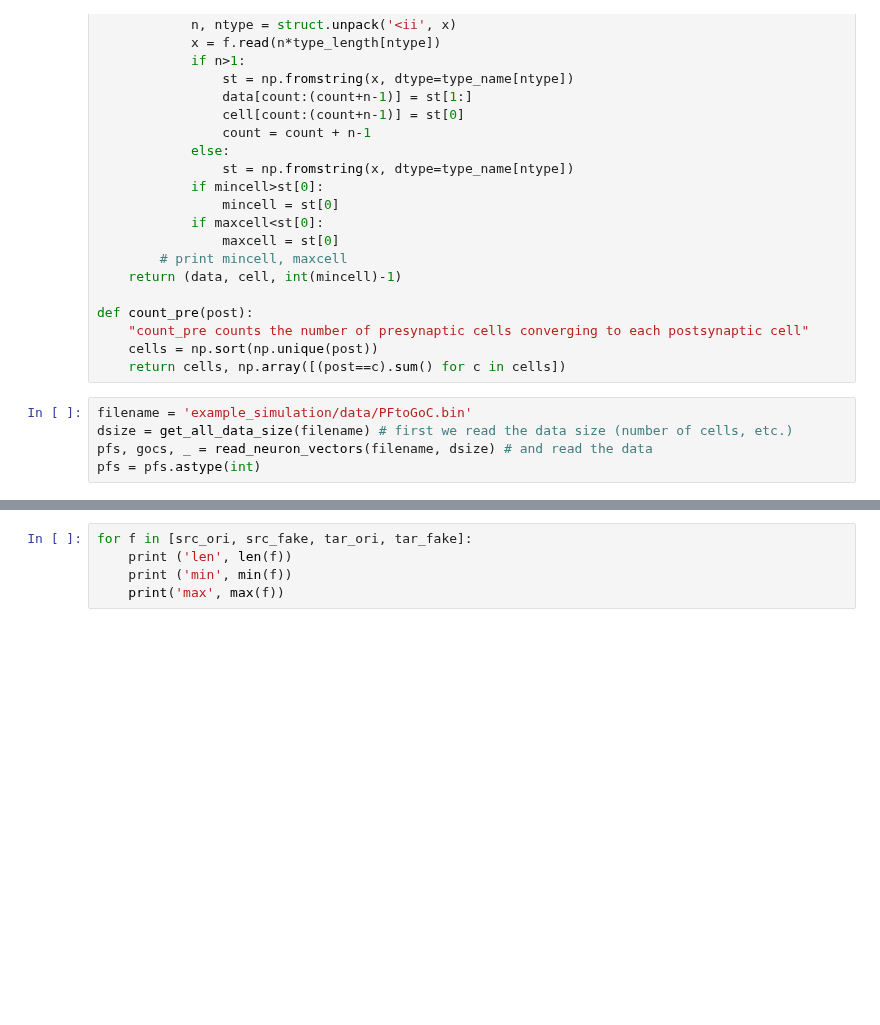
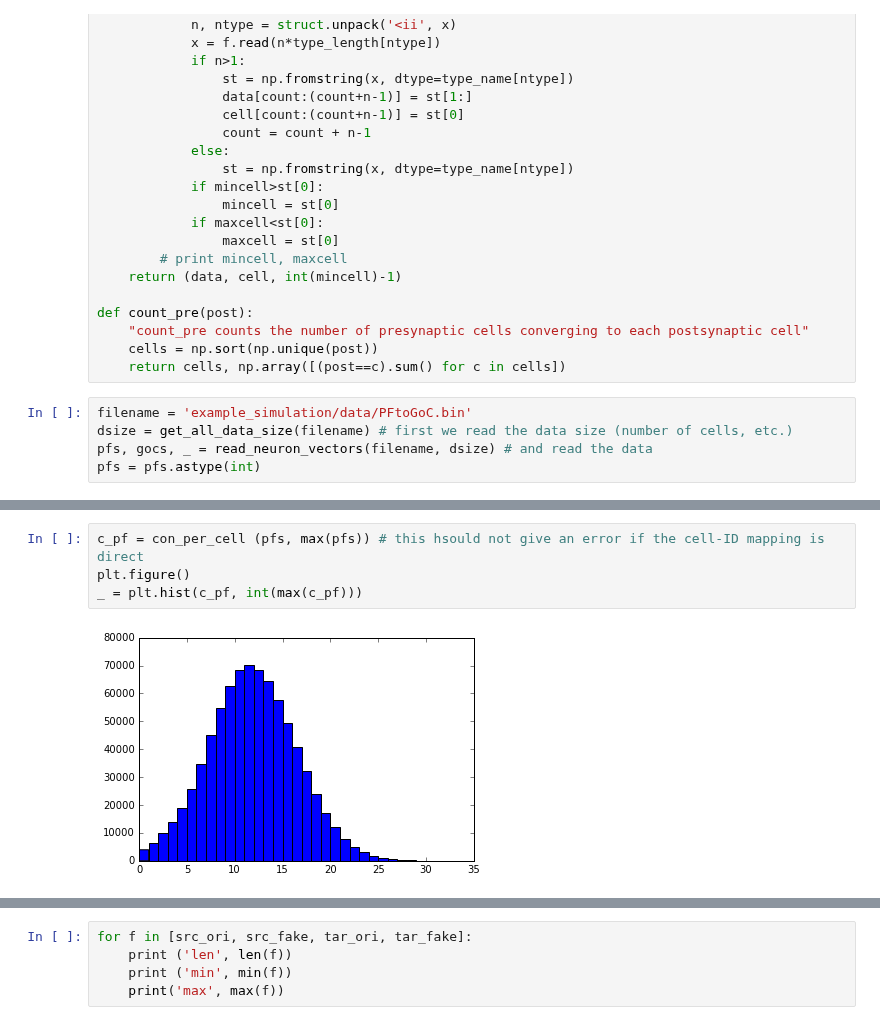
Before and after one commit to CNS-OIST/pycabnn, a Jupyter notebook: Output_comparison_evaluation.ipynb, the cells around one changed output, grey strips where cells are left out. Cells and saved outputs as stored; diff of their text form; blank space fills up the shorter version.

```diff
--- a/Output_comparison_evaluation.ipynb
+++ b/Output_comparison_evaluation.ipynb
@@ -127 +150,7 @@ IndexError: index 798000 is out of bounds for axis 0 with size 798000
+# %%
+c_pf = con_per_cell (pfs, max(pfs)) # this hsould not give an error if the cell-ID mapping is direct
+plt.figure()
+_ = plt.hist(c_pf, int(max(c_pf)))
+# %% [output]
+[figure, added]
 # %%
```
Also changed, not shown: parts of 18 cells of this notebook.
